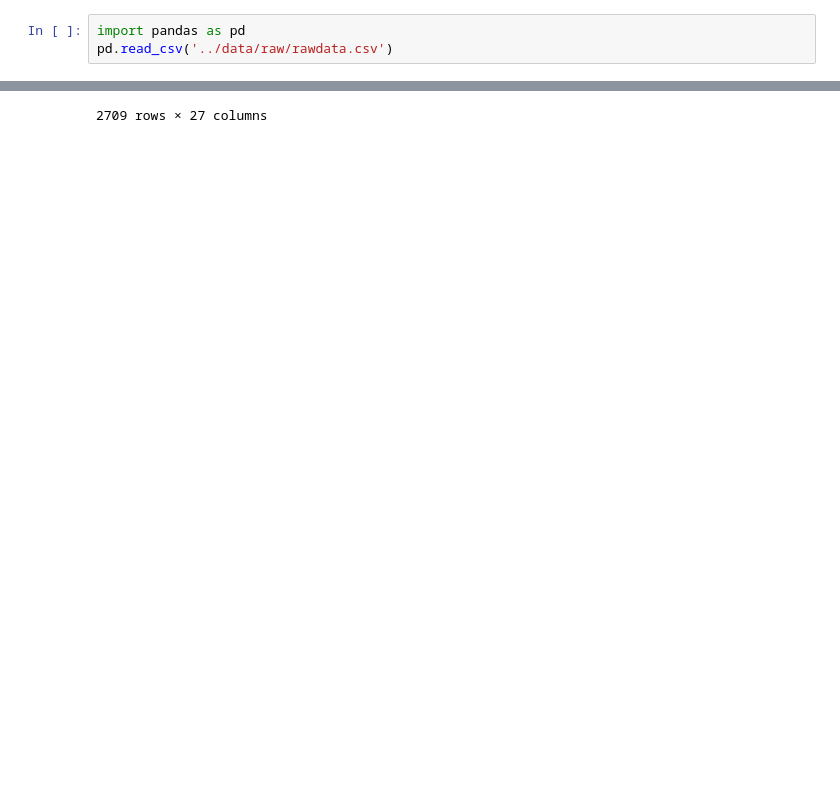
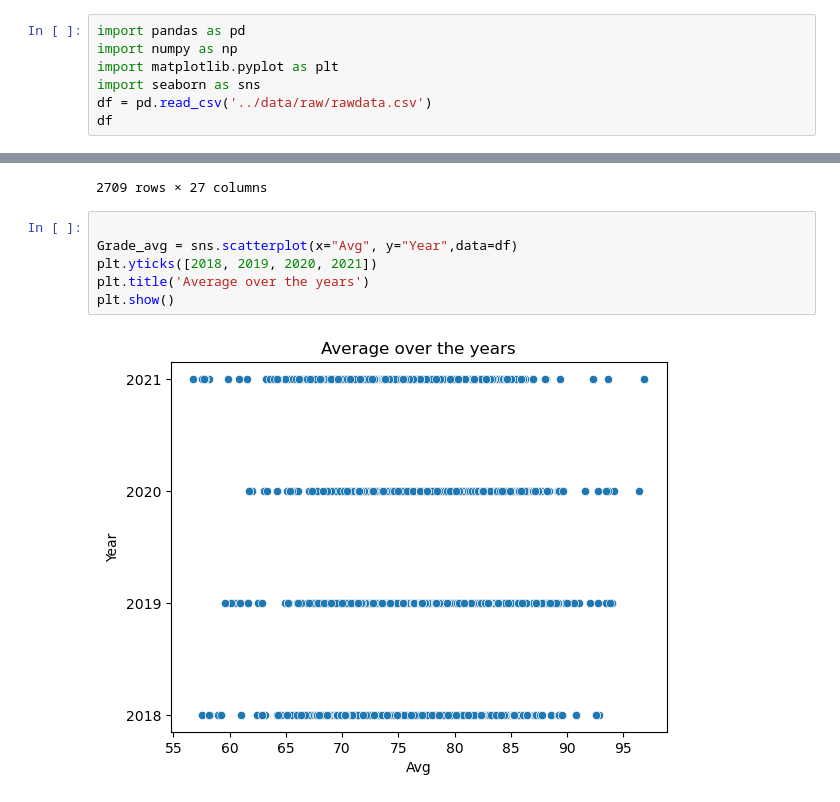
Before and after one commit to ubco-W2022T2-data301/project-group-group03, a Jupyter notebook: analysis/analysis2.ipynb, the cells around one changed output, grey strips where cells are left out. Saved outputs shown, nothing was run; the diff lists cells and outputs as text; blank space fills up the shorter version.

```diff
--- a/analysis/analysis2.ipynb
+++ b/analysis/analysis2.ipynb
@@ -8,6 +8,10 @@ Spending a long time screening courses to satisfy all the requirements for a B.A
 # %%
 import pandas as pd
-pd.read_csv('../data/raw/rawdata.csv')
+import numpy as np
+import matplotlib.pyplot as plt
+import seaborn as sns
+df = pd.read_csv('../data/raw/rawdata.csv')
+df
 # %% [output]
 |  | Campus | Year | Session | Subject | Course | Detail | Section | Title | Professor | Reported | ... | ... |
 | 0 | UBCO | 2021.0 | W | ECON | 101.0 | NaN | 1 | Principles of Microeconomics | Khan Islam;Noriko Ozawa | 333.0 | ... | ... |
@@ -22,3 +26,11 @@ pd.read_csv('../data/raw/rawdata.csv')
 | 2707 | UBCV | 2018.0 | W | ECON | 499.0 | NaN | 1 | Honours Essay | Michal Rehavi | 7.0 | ... | ... |
 | 2708 | UBCV | 2018.0 | W | ECON | 499.0 | NaN | OVERALL | Honours Essay | NaN | 7.0 | ... | ... |
 2709 rows × 27 columns
+# %%
+
+Grade_avg = sns.scatterplot(x="Avg", y="Year",data=df)
+plt.yticks([2018, 2019, 2020, 2021])
+plt.title('Average over the years')
+plt.show()
+# %% [output]
+[figure, added]
```
Also changed, not shown: parts of 4 cells of this notebook.
